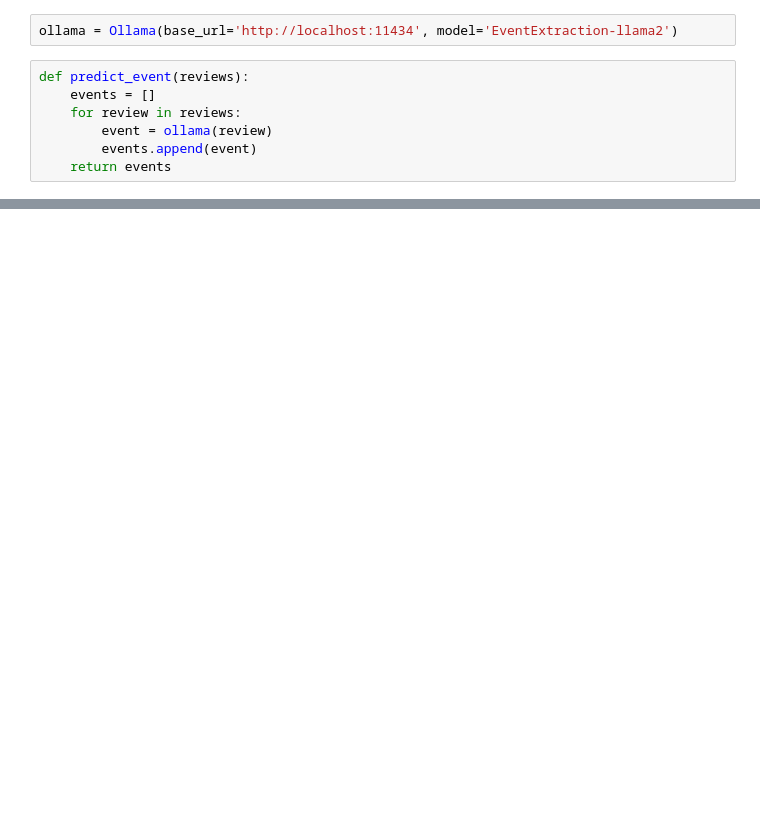
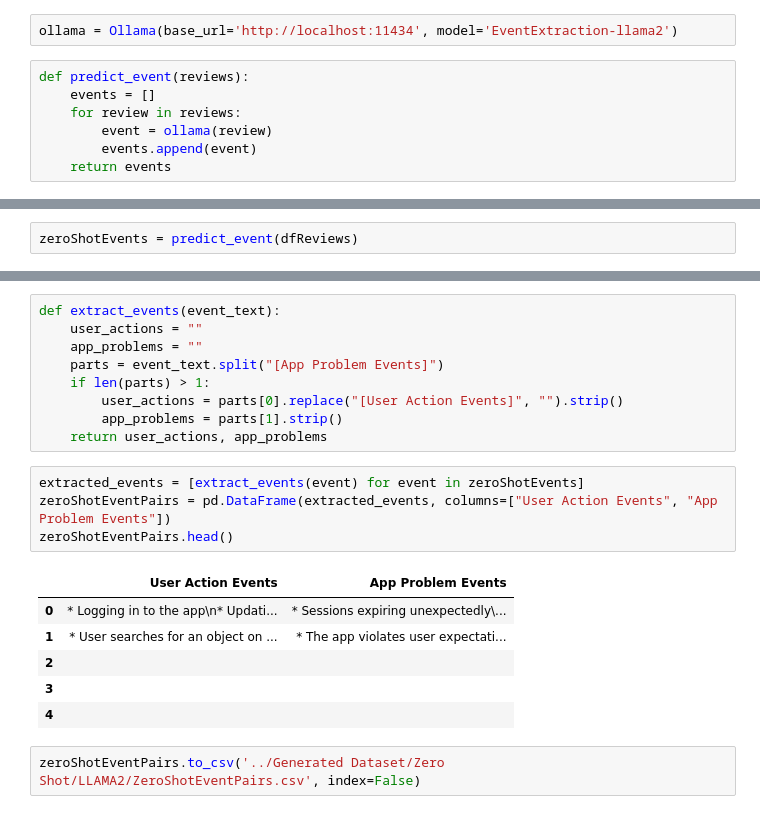
Before and after one commit to Sadik-Yasin-Eftee/Web-Scraping, a Jupyter notebook: Models/ZeroShotLLAMA2.ipynb, the cells around one changed output, grey strips where cells are left out. Drawn from its saved outputs; the diff is of its cells as text; blank space fills up the shorter version.

Commit message:
Zero Shot dataset generated using LLAMA2

```diff
--- a/Models/ZeroShotLLAMA2.ipynb
+++ b/Models/ZeroShotLLAMA2.ipynb
@@ -56,0 +37,2 @@ predict_event(dfReviews)
+# %%
+zeroShotEvents = predict_event(dfReviews)
@@ -56,0 +61,22 @@ predict_event(dfReviews)
+# %%
+def extract_events(event_text):
+    user_actions = ""
+    app_problems = ""
+    parts = event_text.split("[App Problem Events]")
+    if len(parts) > 1:
+        user_actions = parts[0].replace("[User Action Events]", "").strip()
+        app_problems = parts[1].strip()
+    return user_actions, app_problems
+# %%
+extracted_events = [extract_events(event) for event in zeroShotEvents]
+zeroShotEventPairs = pd.DataFrame(extracted_events, columns=["User Action Events", "App Problem Events"])
+zeroShotEventPairs.head()
+# %% [output]
+|  | User Action Events | App Problem Events |
+| 0 | * Logging in to the app\n* Updati... | * Sessions expiring unexpectedly\... |
+| 1 | * User searches for an object on ... | * The app violates user expectati... |
+| 2 |  |  |
+| 3 |  |  |
+| 4 |  |  |
+# %%
+zeroShotEventPairs.to_csv('../Generated Dataset/Zero Shot/LLAMA2/ZeroShotEventPairs.csv', index=False)
```
Also changed, not shown: parts of 4 cells of this notebook, 1 other file.
